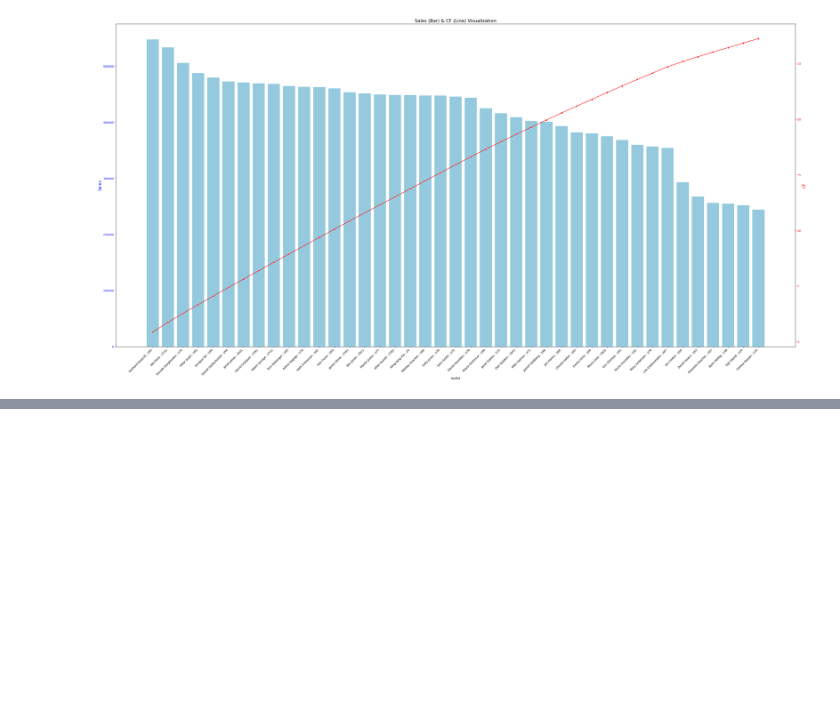
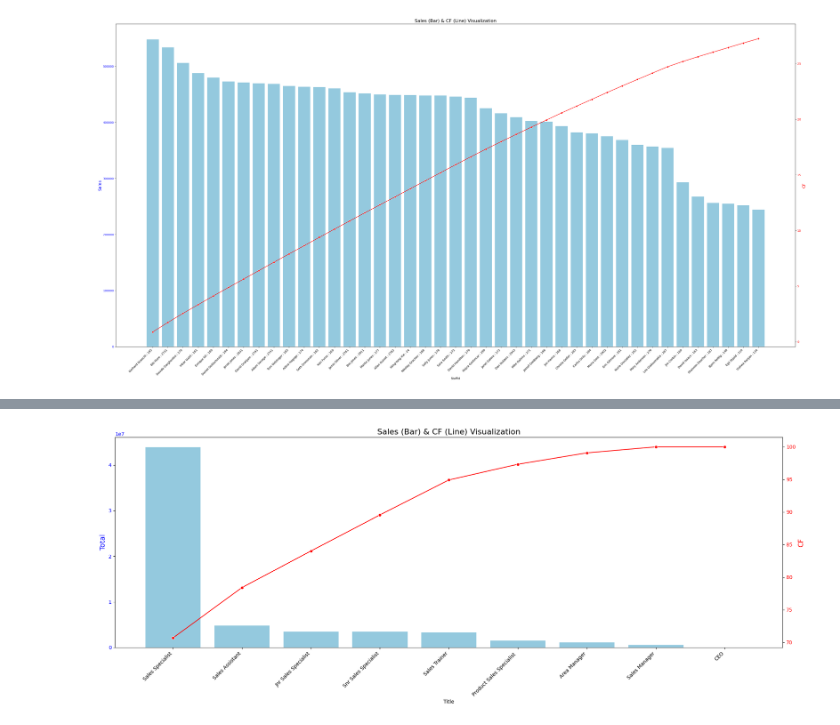
Before and after one commit to baxt1or/Qlik-Sense-Udemy-Tutorial-with-Python-and-SQL, a Jupyter notebook: Section 7: Payroll Analytics and Pareto Analysis/main.ipynb, the cells around one changed output, grey strips where cells are left out. Drawn from its saved outputs; the diff is of its cells as text; code cells hidden in the pictures; blank space fills up the shorter version.

```diff
--- a/Section 7: Payroll Analytics and Pareto Analysis/main.ipynb
+++ b/Section 7: Payroll Analytics and Pareto Analysis/main.ipynb
@@ -215,0 +257,8 @@ plt.show()
+# %%
+employee_analysis = result_df.groupby("Title").agg({"Total":"sum", "EmployeeId":"nunique"}).reset_index().sort_values(by="Total", ascending=False)
+
+total_sales_employee = employee_analysis["Total"].sum()
+
+employee_analysis["CF"] = round(employee_analysis["Total"].cumsum() / total_sales_employee * 100, 2)
+
+employee_analysis
@@ -215,0 +276,19 @@ plt.show()
+# %%
+fig, ax1 = plt.subplots(figsize=(20, 8))
+
+sns.barplot(x="Title", y="Total", data=employee_analysis, color="skyblue", ax=ax1)
+ax1.set_ylabel("Total", fontsize=14, color="blue")
+ax1.tick_params(axis='y', labelcolor="blue")
+ax1.set_xticklabels(employee_analysis["Title"], rotation=45, ha="right")
+
+
+ax2 = ax1.twinx()
+sns.lineplot(x="Title", y="CF", data=employee_analysis, color="red", marker="o", ax=ax2)
+ax2.set_ylabel("CF", fontsize=14, color="red")
+ax2.tick_params(axis='y', labelcolor="red")
+
+plt.title("Sales (Bar) & CF (Line) Visualization", fontsize=16)
+plt.tight_layout()
+plt.show()
+# %% [output]
+[figure, added]
```
Also changed, not shown: parts of 6 cells of this notebook.
